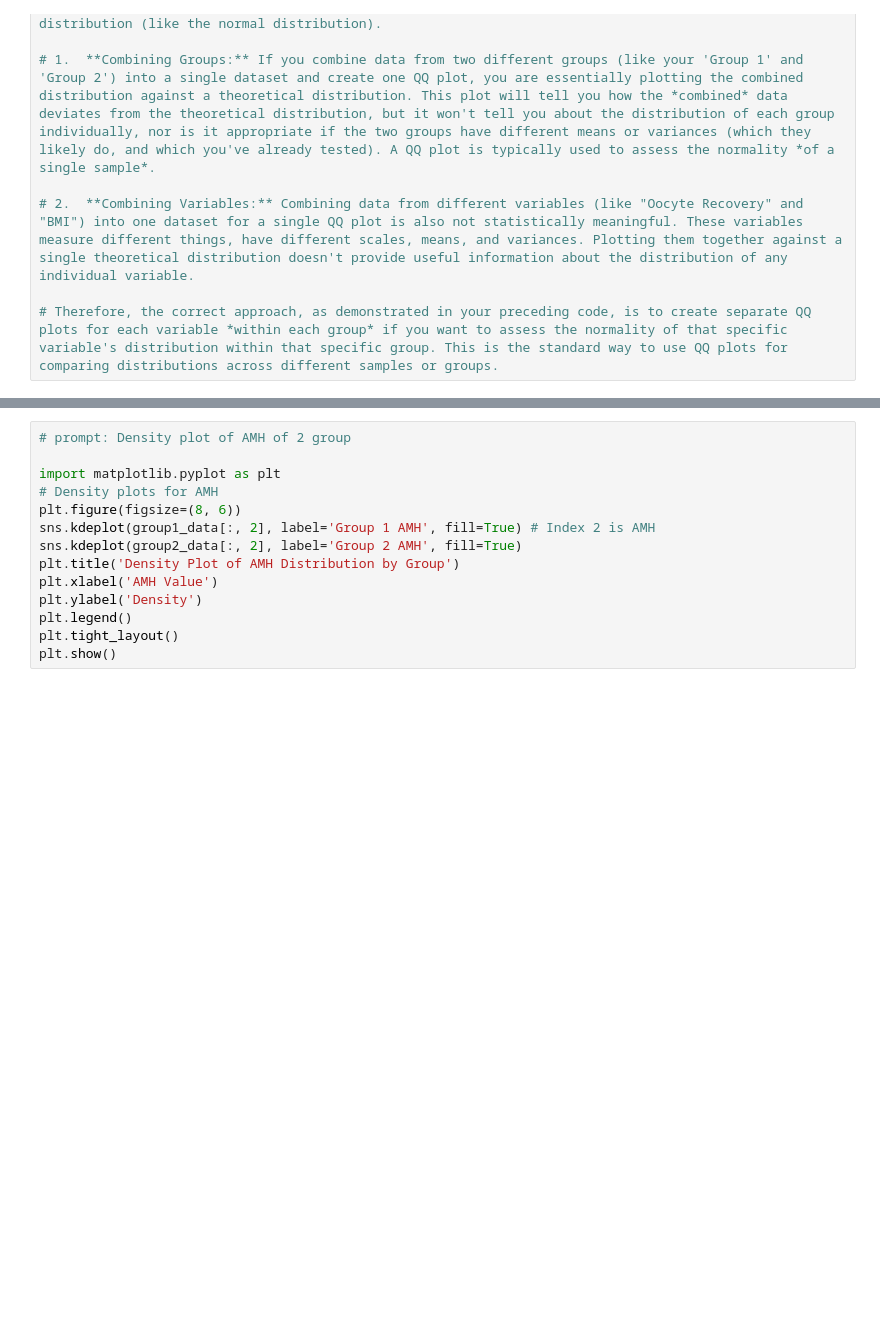
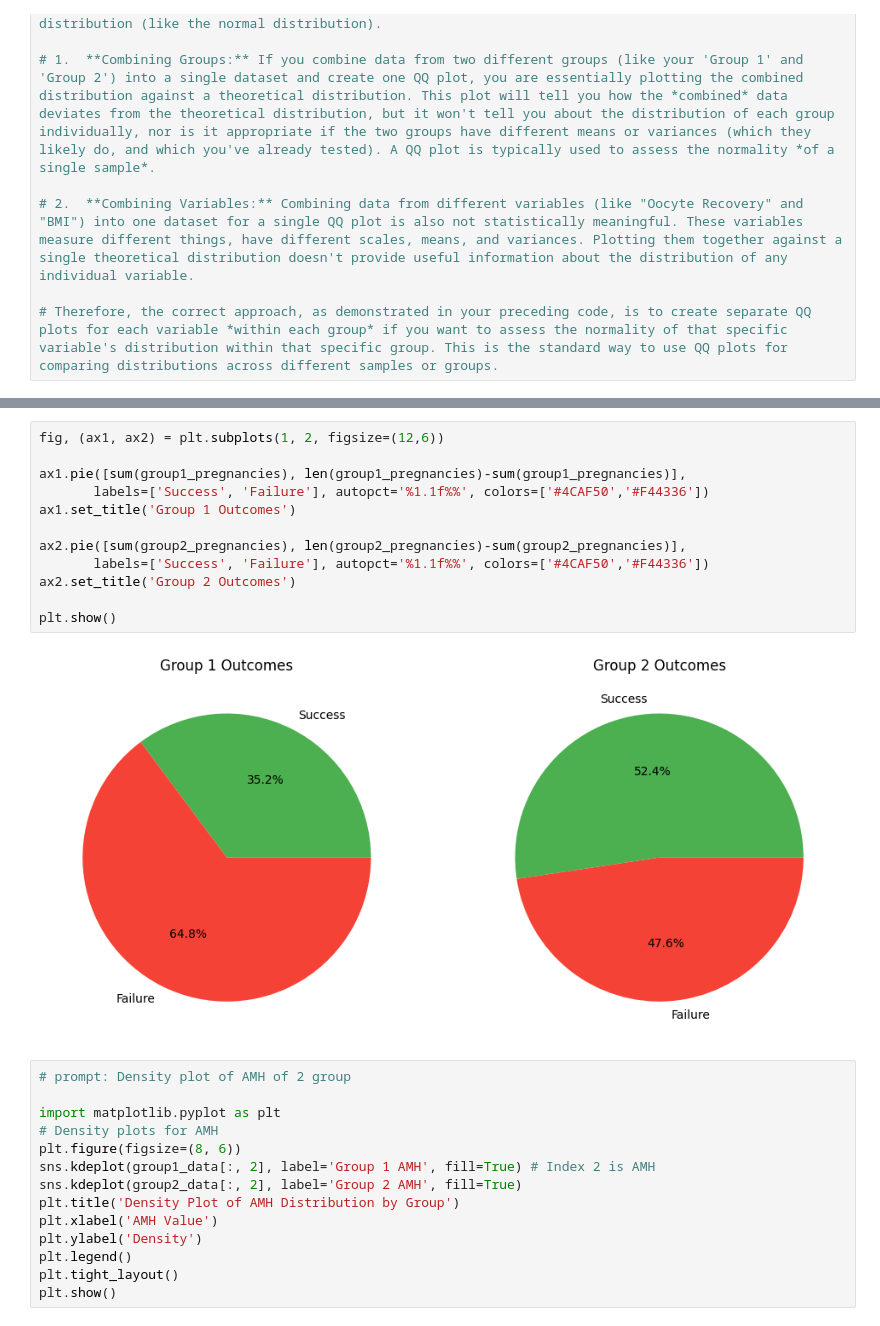
Before and after one commit to Sumit-Nayek/ML_Projects, a Jupyter notebook: T_test_for_2_Group_data_and_visualisation_for_comparison.ipynb, the cells around one changed output, grey strips where cells are left out. Saved outputs shown, nothing was run; the diff lists cells and outputs as text; blank space fills up the shorter version.

```diff
--- a/T_test_for_2_Group_data_and_visualisation_for_comparison.ipynb
+++ b/T_test_for_2_Group_data_and_visualisation_for_comparison.ipynb
@@ -1148,3 +1244,17 @@ plt.show()
+# %%
+fig, (ax1, ax2) = plt.subplots(1, 2, figsize=(12,6))
+
+ax1.pie([sum(group1_pregnancies), len(group1_pregnancies)-sum(group1_pregnancies)],
+       labels=['Success', 'Failure'], autopct='%1.1f%%', colors=['#4CAF50','#F44336'])
+ax1.set_title('Group 1 Outcomes')
+
+ax2.pie([sum(group2_pregnancies), len(group2_pregnancies)-sum(group2_pregnancies)],
+       labels=['Success', 'Failure'], autopct='%1.1f%%', colors=['#4CAF50','#F44336'])
+ax2.set_title('Group 2 Outcomes')
+
+plt.show()
+# %% [output]
+[figure, added]
 # %%
 # prompt: Density plot of AMH of 2 group
 
```
Also changed, not shown: parts of 4 cells of this notebook.
